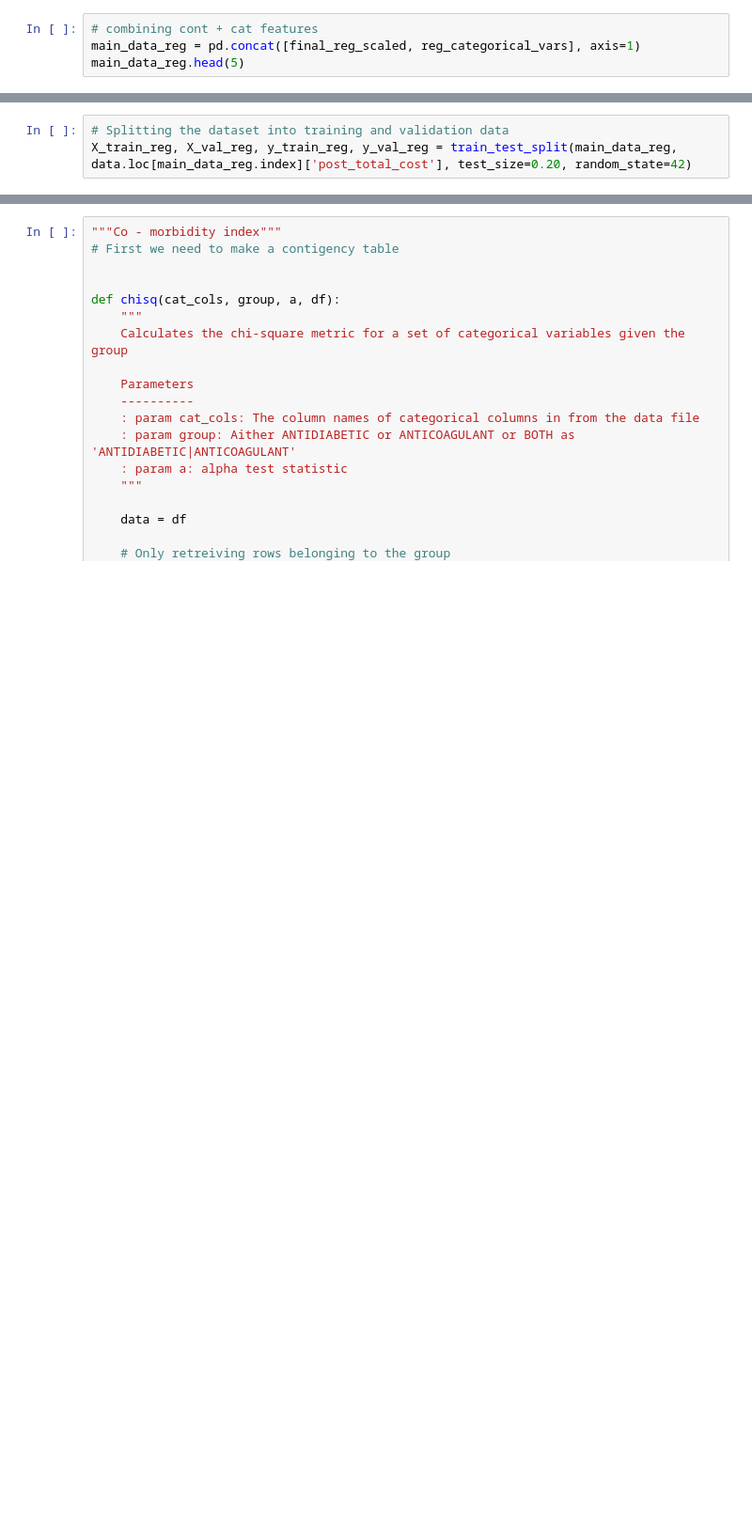
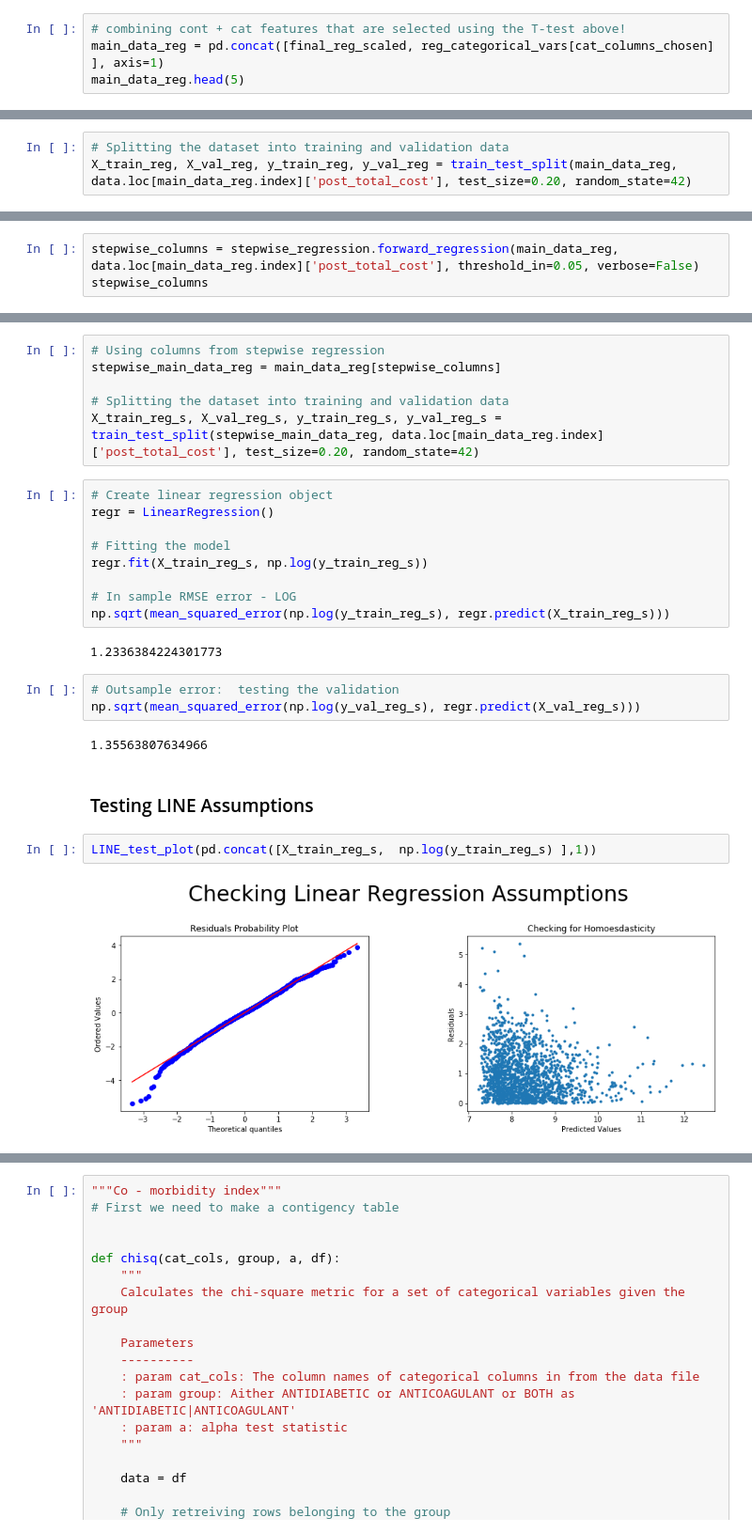
Before and after one commit to edalrami/hccs-final, a Jupyter notebook: Healthcare Final Project - DR.ipynb, the cells around one changed output, grey strips where cells are left out. Shown: that part at 94% size. Cells and saved outputs as stored; diff of their text form; blank space fills up the shorter version.

```diff
--- a/Healthcare Final Project - DR.ipynb
+++ b/Healthcare Final Project - DR.ipynb
@@ -490,8 +587,8 @@ final_reg_scaled.head(5)
 | 3 | -0.369501 | -0.542232 | 1.580650 | -0.125645 | -0.220766 | -0.771092 | -0.486400 | ... |
 | 4 | 0.625484 | -0.218275 | -0.373349 | -0.228506 | 1.257578 | 0.288917 | 1.079760 | ... |
 # %%
-# combining cont + cat features
-main_data_reg = pd.concat([final_reg_scaled, reg_categorical_vars], axis=1)
+# combining cont + cat features that are selected using the T-test above!
+main_data_reg = pd.concat([final_reg_scaled, reg_categorical_vars[cat_columns_chosen]  ], axis=1)
 main_data_reg.head(5)
 # %% [output]
 |  | pre_rx_cost | pre_op_cost | pre_total_cost | num_op | num_gpi6 | log_pre_op_cost | log_pre_rx_cost | ... |
@@ -539,0 +679,3 @@ The RMSE or root mean square error allows you to see how much your prediction de
+# %%
+stepwise_columns = stepwise_regression.forward_regression(main_data_reg, data.loc[main_data_reg.index]['post_total_cost'], threshold_in=0.05, verbose=False)
+stepwise_columns
@@ -539,0 +701,28 @@ The RMSE or root mean square error allows you to see how much your prediction de
+# %%
+# Using columns from stepwise regression
+stepwise_main_data_reg = main_data_reg[stepwise_columns]
+
+# Splitting the dataset into training and validation data
+X_train_reg_s, X_val_reg_s, y_train_reg_s, y_val_reg_s = train_test_split(stepwise_main_data_reg, data.loc[main_data_reg.index]['post_total_cost'], test_size=0.20, random_state=42)
+# %%
+# Create linear regression object
+regr = LinearRegression()
+
+# Fitting the model
+regr.fit(X_train_reg_s, np.log(y_train_reg_s))
+
+# In sample RMSE error - LOG
+np.sqrt(mean_squared_error(np.log(y_train_reg_s), regr.predict(X_train_reg_s)))
+# %% [output]
+1.2336384224301773
+# %%
+# Outsample error:  testing the validation
+np.sqrt(mean_squared_error(np.log(y_val_reg_s), regr.predict(X_val_reg_s)))
+# %% [output]
+1.35563807634966
+# %% [markdown]
+### Testing LINE Assumptions
+# %%
+LINE_test_plot(pd.concat([X_train_reg_s,  np.log(y_train_reg_s) ],1))
+# %% [output]
+[figure, added]
```
Also changed, not shown: parts of 61 cells of this notebook.
